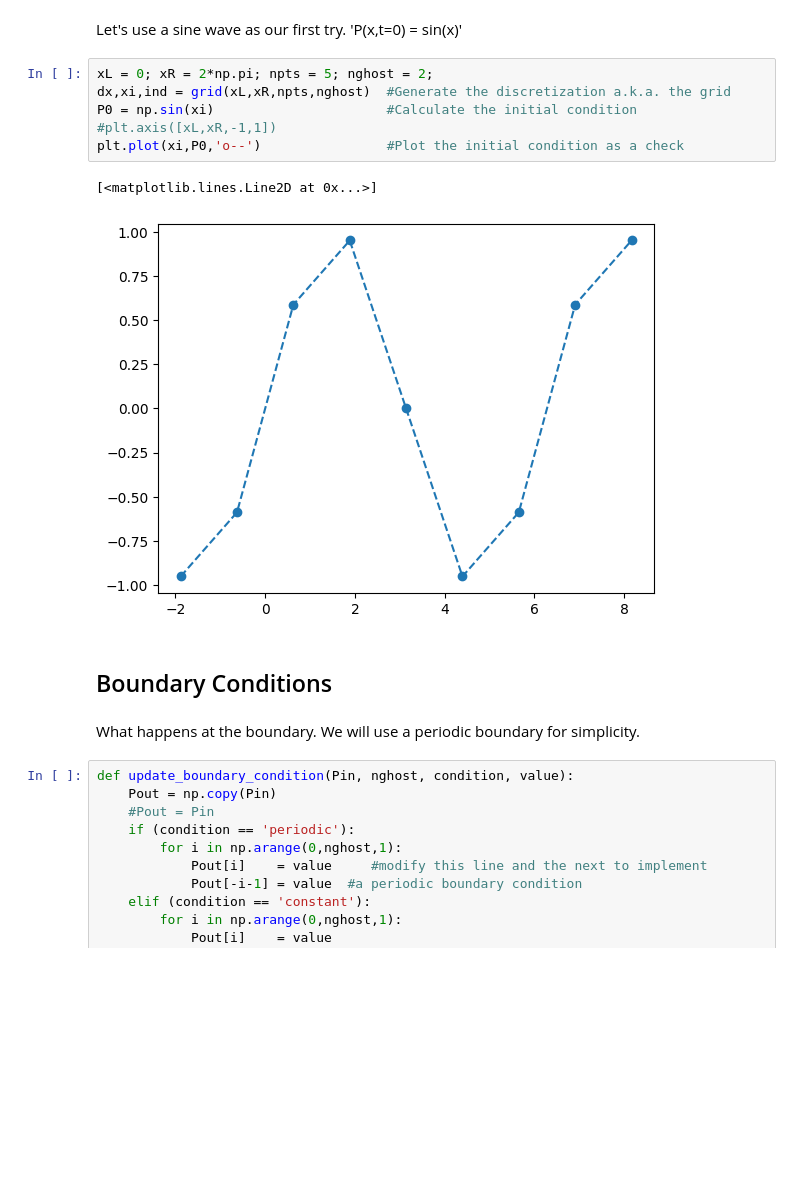
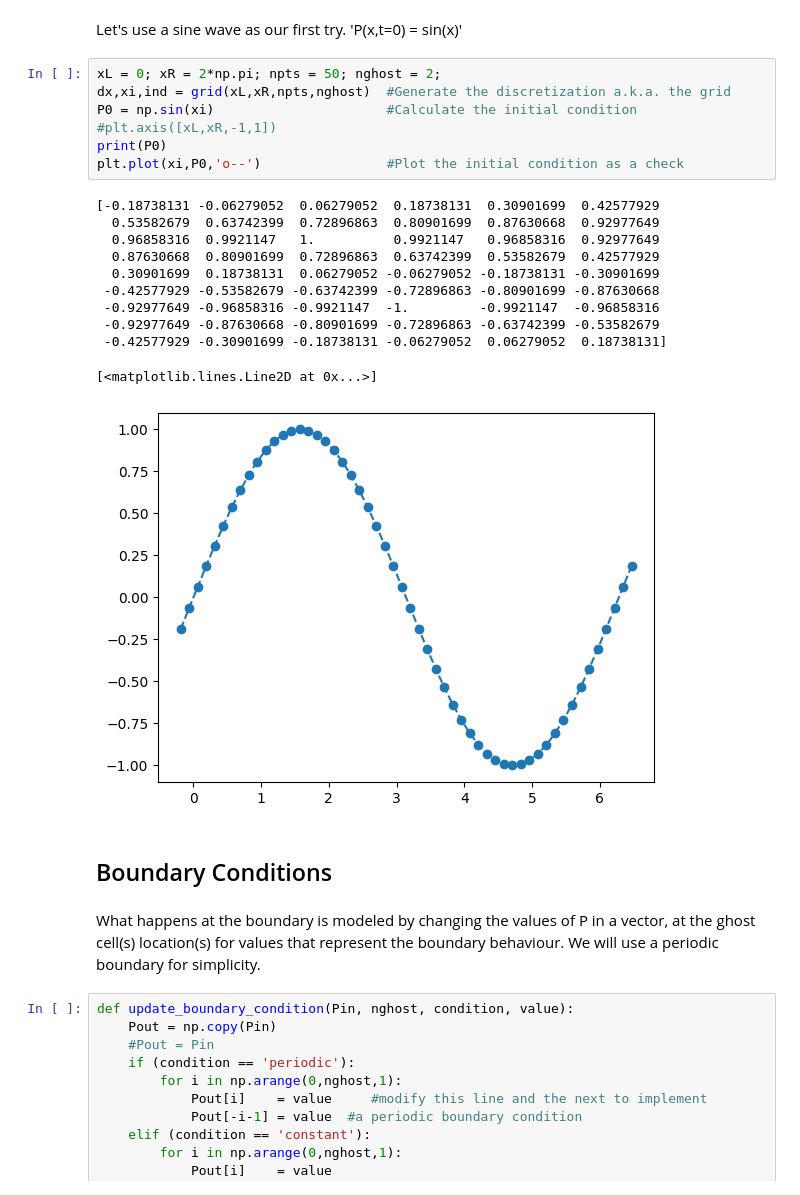
Before and after one commit to concordia-grad-computing-seminars/mech692-part2, a Jupyter notebook: Assignments/Assignment2/FirstCFD-updated-python.ipynb, the cells around one changed output. Cells and saved outputs as stored; diff of their text form; blank space fills up the shorter version.

```diff
--- a/Assignments/Assignment2/FirstCFD-updated-python.ipynb
+++ b/Assignments/Assignment2/FirstCFD-updated-python.ipynb
@@ -72,18 +75,28 @@ What are some of the other parts of a CFD application? Here's two more:
 # %% [markdown]
 Let's use a sine wave as our first try. 'P(x,t=0) = sin(x)'
 # %%
-xL = 0; xR = 2*np.pi; npts = 5; nghost = 2;
+xL = 0; xR = 2*np.pi; npts = 50; nghost = 2;
 dx,xi,ind = grid(xL,xR,npts,nghost)  #Generate the discretization a.k.a. the grid
 P0 = np.sin(xi)                      #Calculate the initial condition
 #plt.axis([xL,xR,-1,1])
+print(P0)
 plt.plot(xi,P0,'o--')                #Plot the initial condition as a check
 # %% [output]
-[<matplotlib.lines.Line2D at 0x...>]
+[-0.18738131 -0.06279052  0.06279052  0.18738131  0.30901699  0.42577929
+  0.53582679  0.63742399  0.72896863  0.80901699  0.87630668  0.92977649
+  0.96858316  0.9921147   1.          0.9921147   0.96858316  0.92977649
+  0.87630668  0.80901699  0.72896863  0.63742399  0.53582679  0.42577929
+  0.30901699  0.18738131  0.06279052 -0.06279052 -0.18738131 -0.30901699
+ -0.42577929 -0.53582679 -0.63742399 -0.72896863 -0.80901699 -0.87630668
+ -0.92977649 -0.96858316 -0.9921147  -1.         -0.9921147  -0.96858316
+ -0.92977649 -0.87630668 -0.80901699 -0.72896863 -0.63742399 -0.53582679
+ -0.42577929 -0.30901699 -0.18738131 -0.06279052  0.06279052  0.18738131]
+[<matplotlib.lines.Line2D at 0x...>]
-[figure, old version]
+[figure, new version]
 # %% [markdown]
 ## Boundary Conditions
 # %% [markdown]
-What happens at the boundary. We will use a periodic boundary for simplicity.
+What happens at the boundary is modeled by changing the values of P in a vector, at the ghost cell(s) location(s) for values that represent the boundary behaviour. We will use a periodic boundary for simplicity.
 # %%
 def update_boundary_condition(Pin, nghost, condition, value):
     Pout = np.copy(Pin)
```
Also changed, not shown: parts of 1 cell of this notebook.
